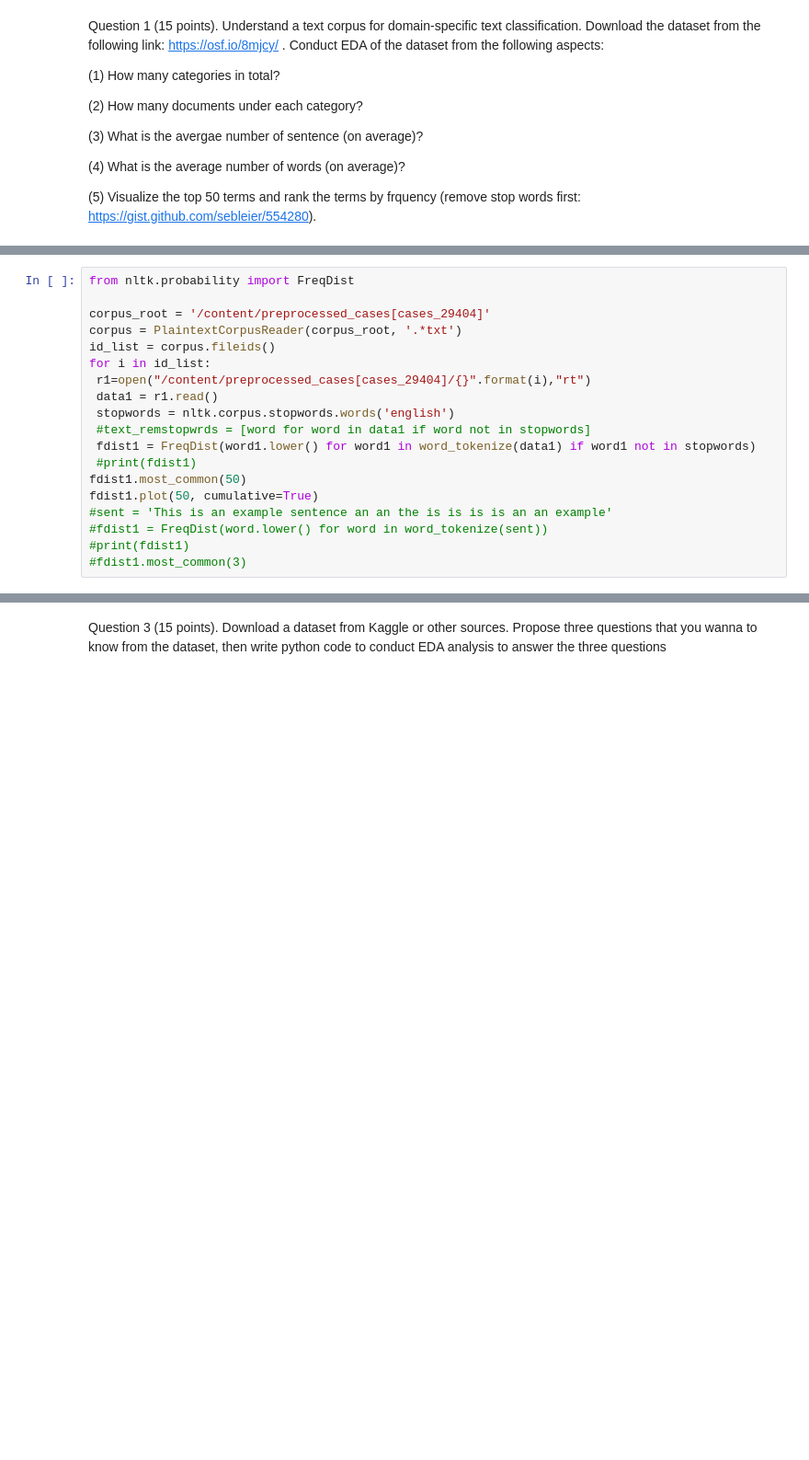
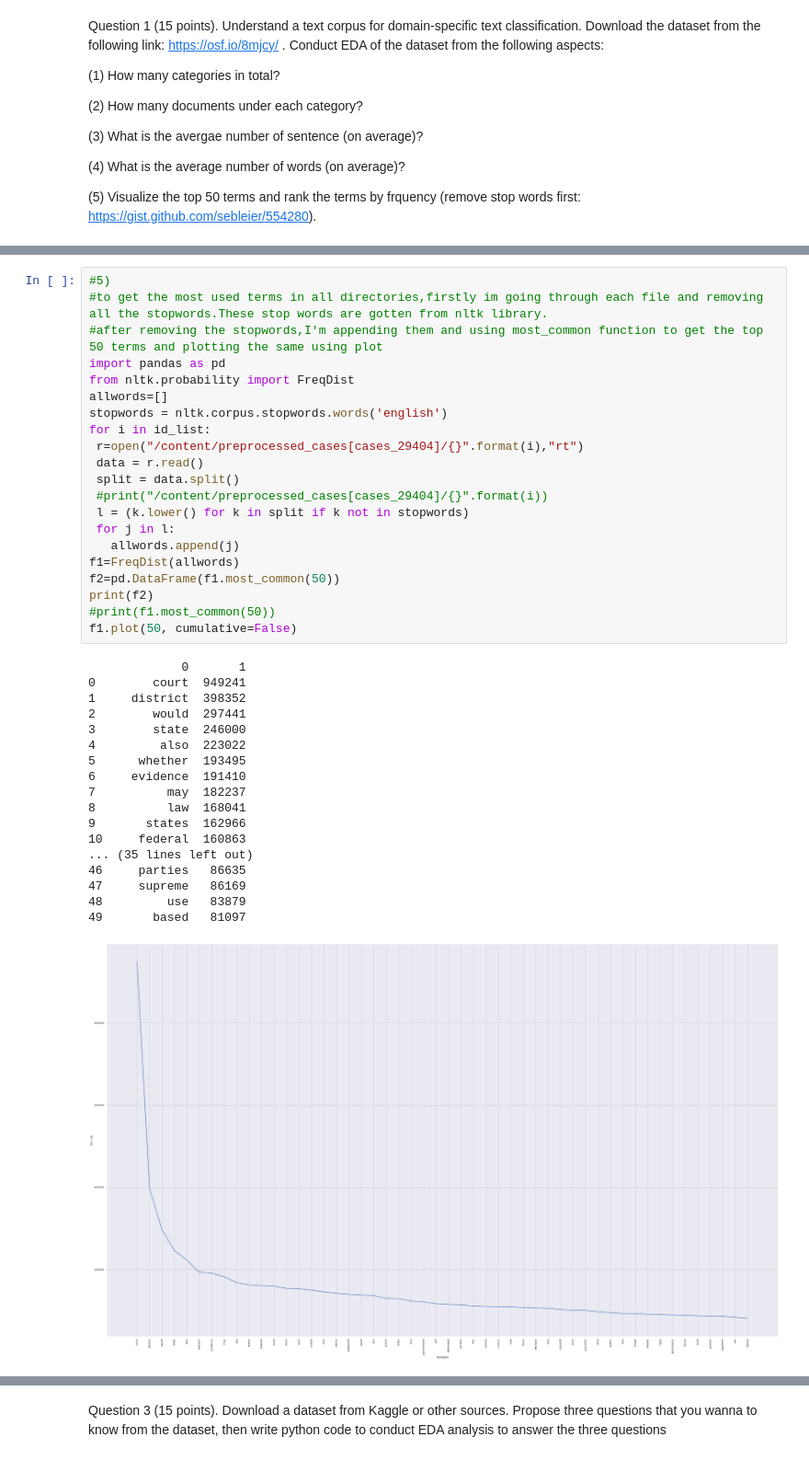
Before and after one commit to samhithaPeddireddy/Samhitha_Info5502_Spring2022, a Jupyter notebook: lab_assignment_04.ipynb, the cells around one changed output, grey strips where cells are left out. Shown: that part at 92% size. Cells and saved outputs as stored; diff of their text form; blank space fills up the shorter version.

```diff
--- a/lab_assignment_04.ipynb
+++ b/lab_assignment_04.ipynb
@@ -79,22 +131,43 @@ print('Average number of words is {}'.format(wcount1/len(id_list)))
-# %%
-from nltk.probability import FreqDist
-
-corpus_root = '/content/preprocessed_cases[cases_29404]'
-corpus = PlaintextCorpusReader(corpus_root, '.*txt')
-id_list = corpus.fileids()
-for i in id_list:
- r1=open("/content/preprocessed_cases[cases_29404]/{}".format(i),"rt")
- data1 = r1.read()
- stopwords = nltk.corpus.stopwords.words('english')
- #text_remstopwrds = [word for word in data1 if word not in stopwords]
- fdist1 = FreqDist(word1.lower() for word1 in word_tokenize(data1) if word1 not in stopwords)
- #print(fdist1)
-fdist1.most_common(50)
-fdist1.plot(50, cumulative=True)
-#sent = 'This is an example sentence an an the is is is is an an example'
-#fdist1 = FreqDist(word.lower() for word in word_tokenize(sent))
-#print(fdist1)
-#fdist1.most_common(3)
+# %%
+#5)
+#to get the most used terms in all directories,firstly im going through each file and removing all the stopwords.These stop words are gotten from nltk library.
+#after removing the stopwords,I'm appending them and using most_common function to get the top 50 terms and plotting the same using plot
+import pandas as pd
+from nltk.probability import FreqDist
+allwords=[]
+stopwords = nltk.corpus.stopwords.words('english')
+for i in id_list:
+ r=open("/content/preprocessed_cases[cases_29404]/{}".format(i),"rt")
+ data = r.read()
+ split = data.split()
+ #print("/content/preprocessed_cases[cases_29404]/{}".format(i))
+ l = (k.lower() for k in split if k not in stopwords)
+ for j in l:
+   allwords.append(j)
+f1=FreqDist(allwords)
+f2=pd.DataFrame(f1.most_common(50))
+print(f2)
+#print(f1.most_common(50))
+f1.plot(50, cumulative=False)
+# %% [output]
+             0       1
+0        court  949241
+1     district  398352
+2        would  297441
+3        state  246000
+4         also  223022
+5      whether  193495
+6     evidence  191410
+7          may  182237
+8          law  168041
+9       states  162966
+10     federal  160863
+... (35 lines left out)
+46     parties   86635
+47     supreme   86169
+48         use   83879
+49       based   81097
+[figure, added]
 # %% [markdown]
 Question 2 (20 points). Continue practicing how to do simple exploratory data analysis with Python. The dataset that has been used in this question is called Student Academics Performance Data Set, which can be downloaded at: https://github.com/unt-iialab/info5502-spring2022/blob/main/datasets/lab-assignment-04-student-performance.csv . Please conduct the following analysis:
 
```
Also changed, not shown: parts of 17 cells of this notebook.
